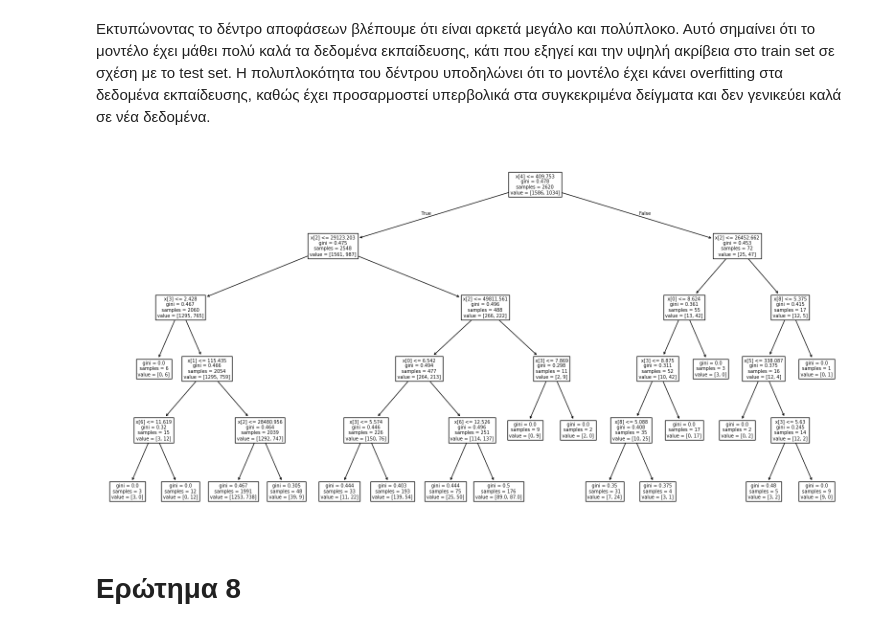
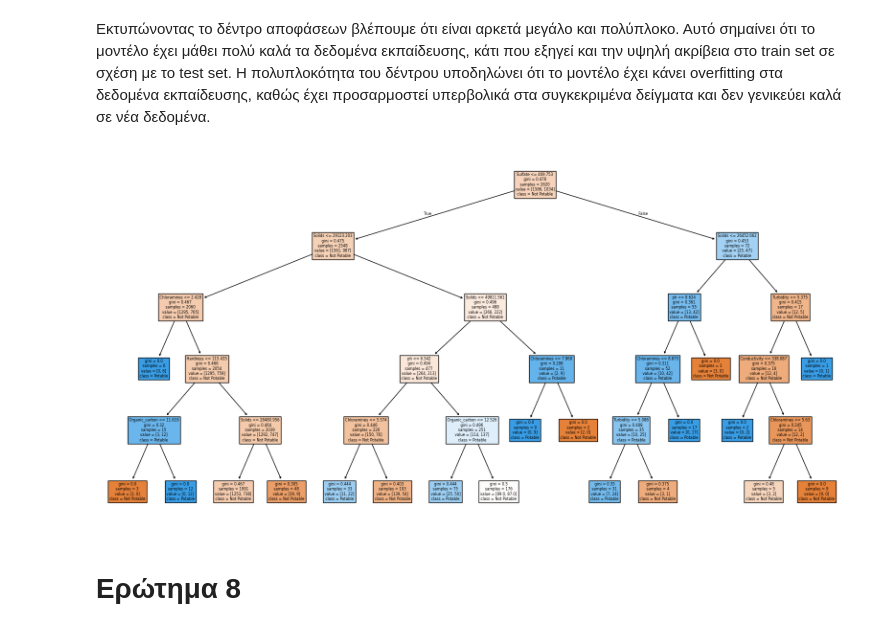
Before and after one commit to markos-merge/machine_learning_assignment_2, a Jupyter notebook: assignment2.ipynb, the cells around one changed output. Drawn from its saved outputs; the diff is of its cells as text; code cells hidden in the pictures.

```diff
--- a/assignment2.ipynb
+++ b/assignment2.ipynb
@@ -284,11 +284,11 @@ print("")
 # %%
 best_model = getDecisionTreeModel( best_combinations[0][1], best_combinations[0][2], best_combinations[0][3], best_combinations[0][4], best_combinations[0][5], best_combinations[0][6] )
 trained_best_model = trainDecisionTreeModel( best_model, x_train, y_train )
 plt.figure( figsize=(20,10) )
-tree.plot_tree( best_model )
+tree.plot_tree( best_model, class_names=['Not Potable', 'Potable'], filled=True, feature_names=df.columns[:-1] )
 print("")
 # %% [output]
-[figure, old version]
+[figure, new version]
 # %% [markdown]
 # Ερώτημα 8
 # %%
```
Also changed, not shown: parts of 2 cells of this notebook.
